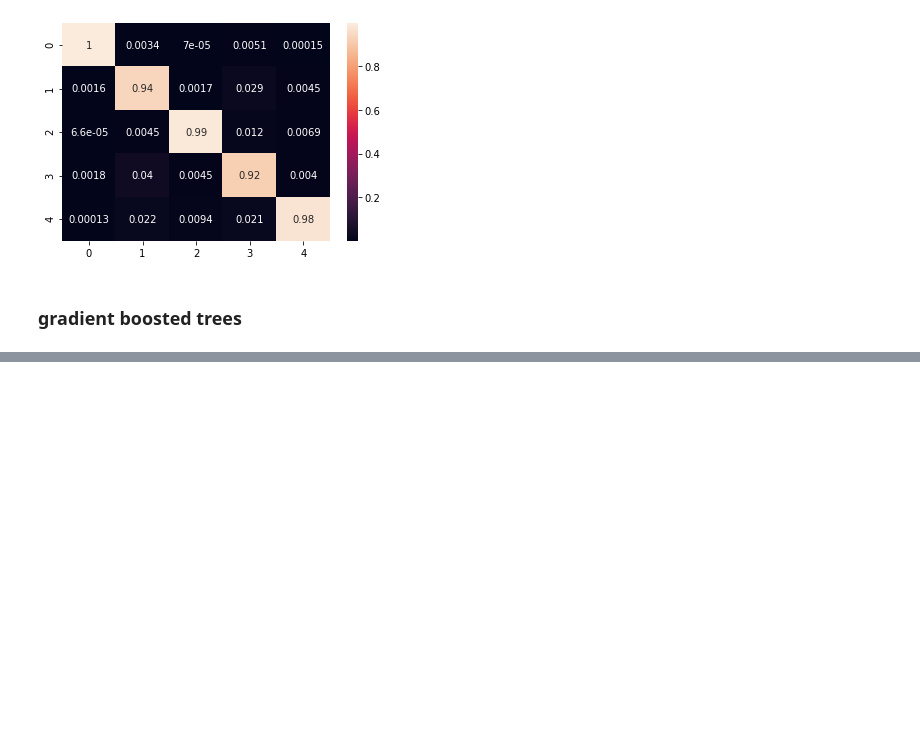
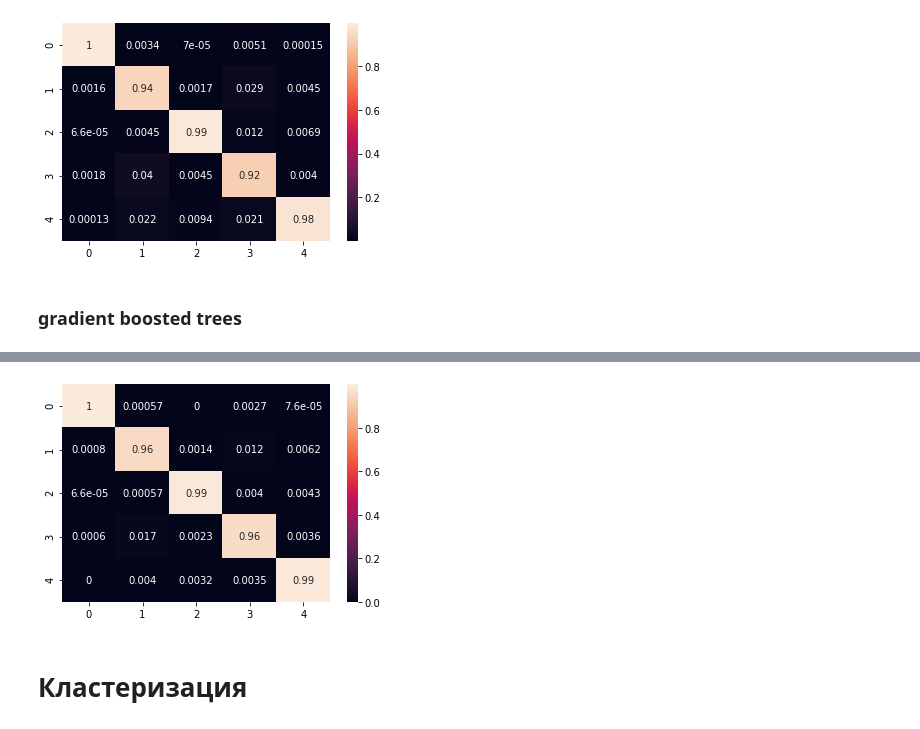
Before and after one commit to ABoltachev/Laba_1, a Jupyter notebook: Laba_1.ipynb, the cells around one changed output, grey strips where cells are left out. Drawn from its saved outputs; the diff is of its cells as text; code cells hidden in the pictures; blank space fills up the shorter version.

```diff
--- a/Laba_1.ipynb
+++ b/Laba_1.ipynb
@@ -1020,0 +1033,8 @@ pass
+# %%
+test_err_np = np.array(test_err)
+# %%
+i_min_test = test_err_np.argmin()
+best_gbc = gbcs[i_min_test]
+print(f"The best parameters for test (train err = {train_err[i_min_test]:3.4f} "
+      f"test err = {test_err[i_min_test]:3.4f}):\n"
+      f"max_depth = 30,\tn_trees = {ntrees[i_min_test]}")
@@ -1020,0 +1044,2 @@ pass
+# %%
+y_test_predict = best_gbc.predict(X_test)
@@ -1020,0 +1060,11 @@ pass
+# %%
+cnf_matrix = confusion_matrix(y_test.astype('int'), y_test_predict, labels=list(range(len(classes))))
+plt.figure()
+ax = sns.heatmap(cnf_matrix / cnf_matrix.astype(np.float).sum(axis=1), annot=True)
+bottom, top = ax.get_ylim()
+ax.set_ylim(bottom, top)
+pass
+# %% [output]
+[figure, added]
+# %% [markdown]
+# Кластеризация
```
Also changed, not shown: parts of 13 cells of this notebook.
